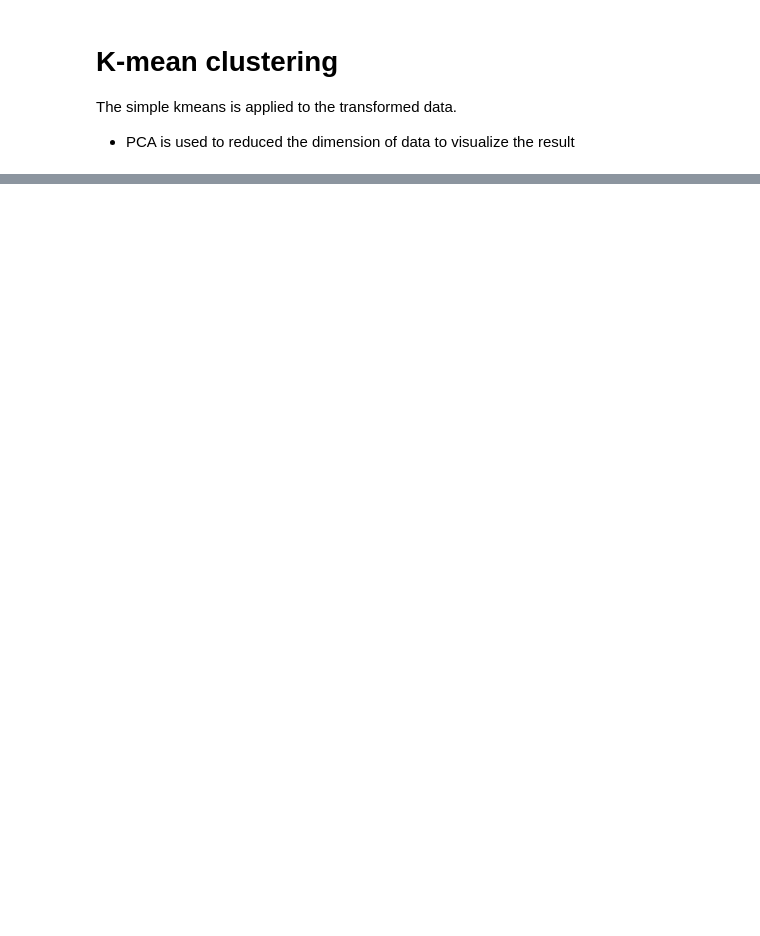
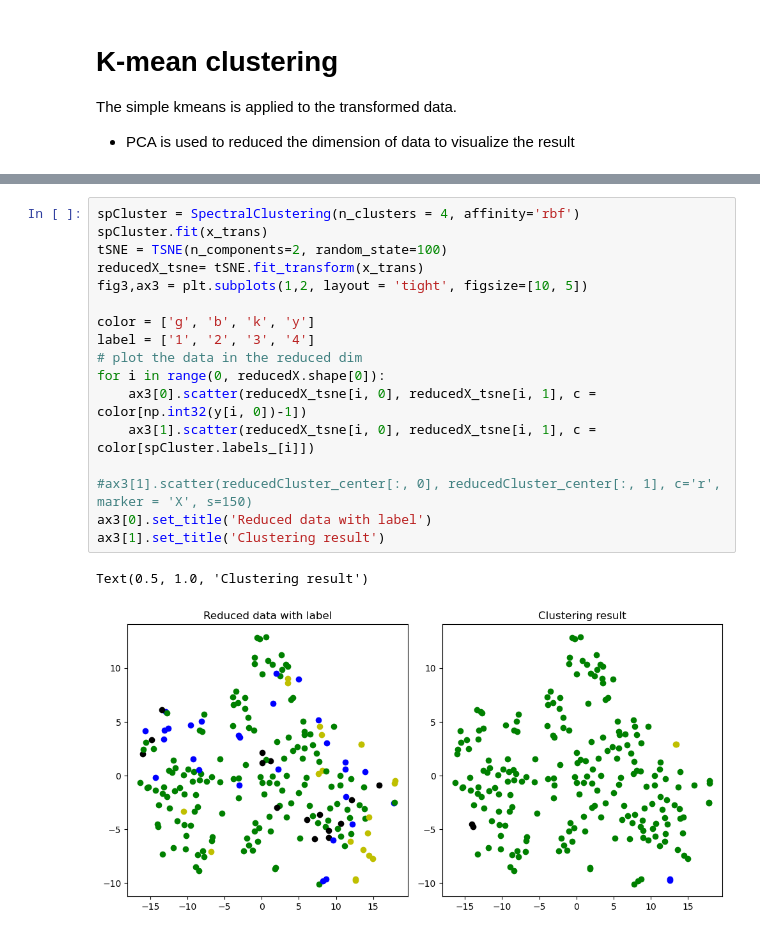
Before and after one commit to Sp24-CSE-382M/finalProject, a Jupyter notebook: k-means/kmeansCluster.ipynb, the cells around one changed output, grey strips where cells are left out. Cells and saved outputs as stored; diff of their text form; blank space fills up the shorter version.

Commit message:
add spectral clustering

```diff
--- a/k-means/kmeansCluster.ipynb
+++ b/k-means/kmeansCluster.ipynb
@@ -77,0 +83,20 @@ Text(0.5, 1.0, 'Clustering result')
+# %%
+spCluster = SpectralClustering(n_clusters = 4, affinity='rbf')
+spCluster.fit(x_trans)
+tSNE = TSNE(n_components=2, random_state=100)
+reducedX_tsne= tSNE.fit_transform(x_trans)
+fig3,ax3 = plt.subplots(1,2, layout = 'tight', figsize=[10, 5])
+
+color = ['g', 'b', 'k', 'y']
+label = ['1', '2', '3', '4']
+# plot the data in the reduced dim
+for i in range(0, reducedX.shape[0]):
+    ax3[0].scatter(reducedX_tsne[i, 0], reducedX_tsne[i, 1], c = color[np.int32(y[i, 0])-1])
+    ax3[1].scatter(reducedX_tsne[i, 0], reducedX_tsne[i, 1], c = color[spCluster.labels_[i]])
+
+#ax3[1].scatter(reducedCluster_center[:, 0], reducedCluster_center[:, 1], c='r', marker = 'X', s=150)
+ax3[0].set_title('Reduced data with label')
+ax3[1].set_title('Clustering result')
+# %% [output]
+Text(0.5, 1.0, 'Clustering result')
+[figure, added]
```
Also changed, not shown: parts of 5 cells of this notebook.
